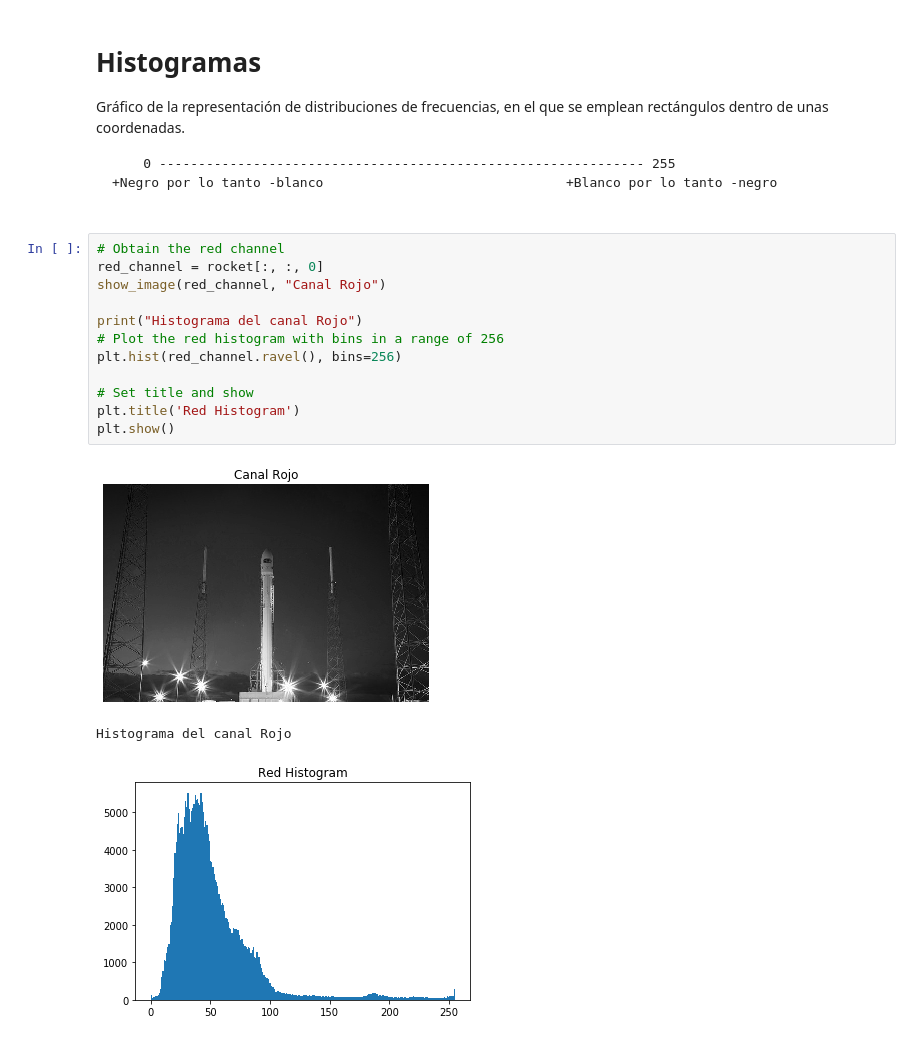
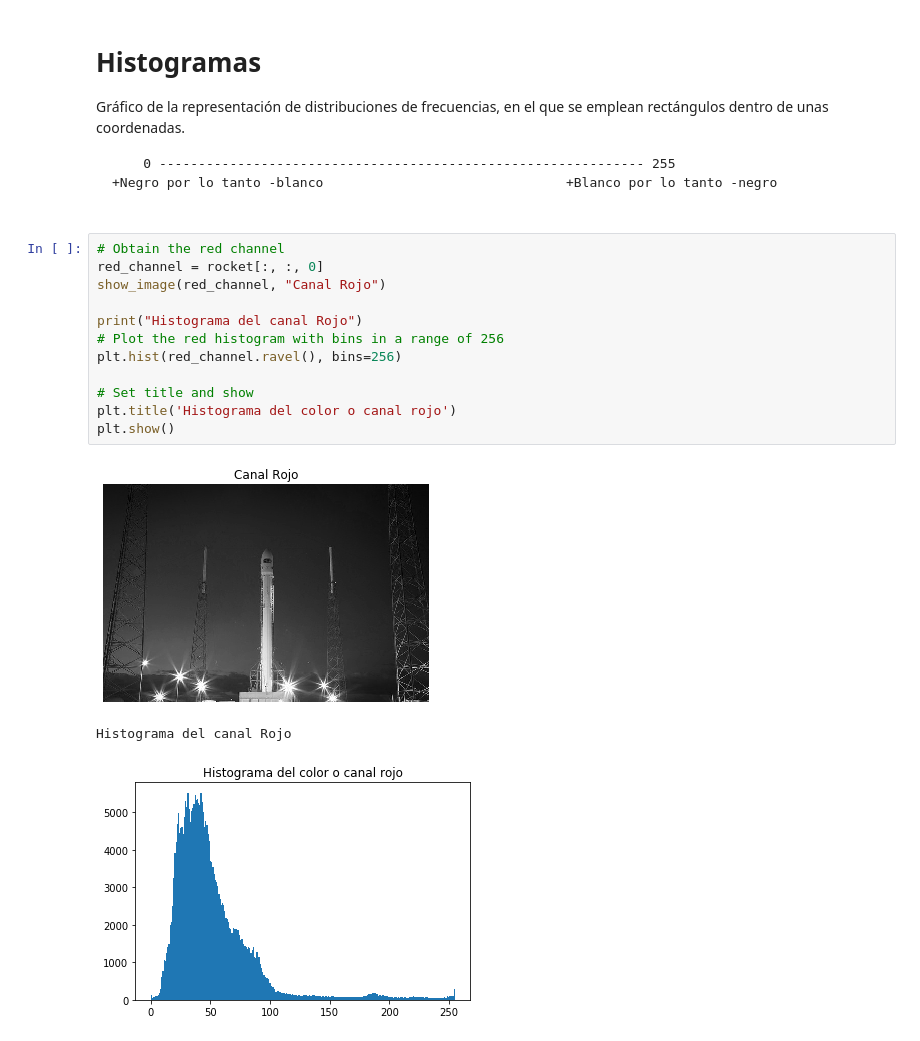
Before and after one commit to epinedaWorks/ProcesadoDeImagenes, a Jupyter notebook: ProcesamientoDeImagenes.ipynb, the cells around one changed output. Saved outputs shown, nothing was run; the diff lists cells and outputs as text.

```diff
--- a/ProcesamientoDeImagenes.ipynb
+++ b/ProcesamientoDeImagenes.ipynb
@@ -91,16 +92,16 @@ Gráfico de la representación de distribuciones de frecuencias, en el que se em
 # %%
 # Obtain the red channel
 red_channel = rocket[:, :, 0]
 show_image(red_channel, "Canal Rojo")
 
 print("Histograma del canal Rojo")
 # Plot the red histogram with bins in a range of 256
 plt.hist(red_channel.ravel(), bins=256)
 
 # Set title and show
-plt.title('Red Histogram')
+plt.title('Histograma del color o canal rojo')
 plt.show()
 # %% [output]
 [figure]
 Histograma del canal Rojo
-[figure, old version]
+[figure, new version]
```
Also changed, not shown: parts of 15 cells of this notebook, 2 other files.
